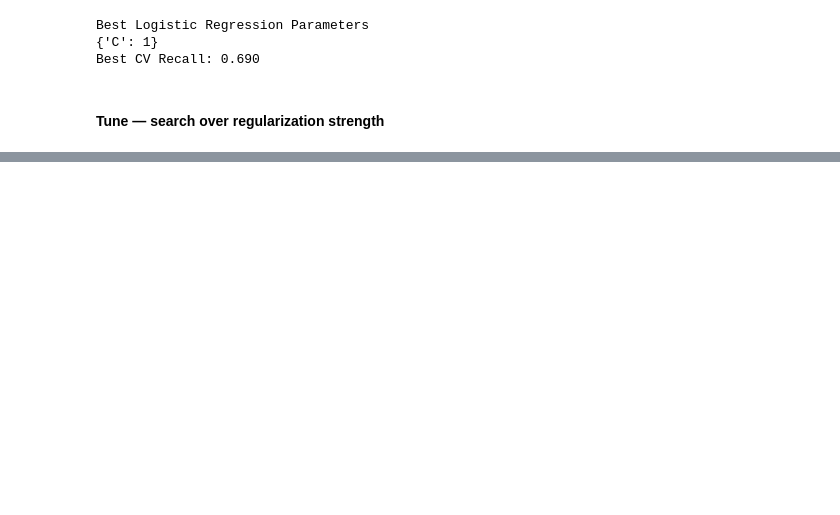
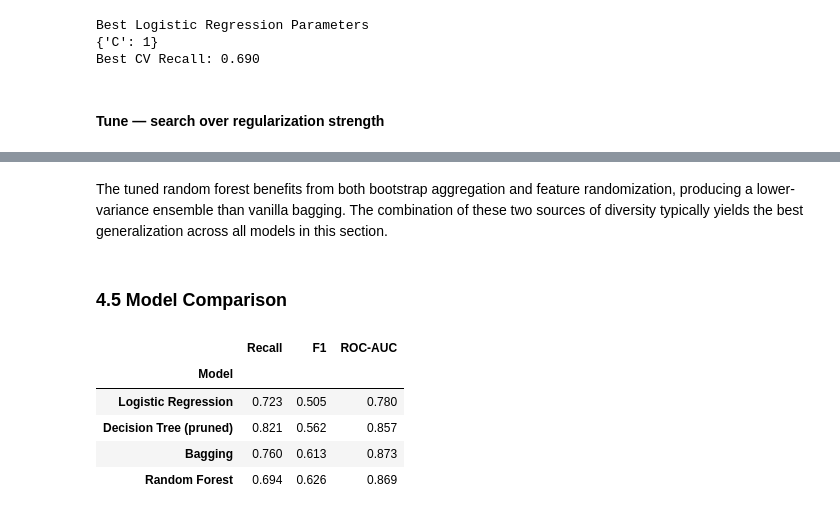
Before and after one commit to karanchampaneri/churn-project-mse446, a Jupyter notebook: notebook.ipynb, the cells around one changed output, grey strips where cells are left out. Cells and saved outputs as stored; diff of their text form; code cells hidden in the pictures; blank space fills up the shorter version.

```diff
--- a/notebook.ipynb
+++ b/notebook.ipynb
@@ -445,0 +728,23 @@ weighted avg       0.80      0.71      0.74      2000
+# %%
+best_rf_model = rf_grid.best_estimator_
+
+best_rf_train_pred = best_rf_model.predict(X_train)
+best_rf_test_pred  = best_rf_model.predict(X_test)
+
+best_rf_train_prob = best_rf_model.predict_proba(X_train)[:, 1]
+best_rf_test_prob  = best_rf_model.predict_proba(X_test)[:, 1]
+
+print_metrics("Random Forest Tuned [Train]", y_train, best_rf_train_pred, best_rf_train_prob)
+print_metrics("Random Forest Tuned [Test] ", y_test,  best_rf_test_pred,  best_rf_test_prob)
+
+print()
+print("Classification Report (Test Set)")
+print(classification_report(y_test, best_rf_test_pred, target_names=["Retained", "Churned"]))
+
+cm_rf = confusion_matrix(y_test, best_rf_test_pred)
+disp_rf = ConfusionMatrixDisplay(confusion_matrix=cm_rf, display_labels=["Retained", "Churned"])
+disp_rf.plot(cmap="Blues", values_format="d")
+plt.title("Confusion Matrix - Tuned Random Forest (Test Set)")
+plt.grid(False)
+plt.tight_layout()
+plt.show()
@@ -445,0 +771,30 @@ weighted avg       0.80      0.71      0.74      2000
+# %% [markdown]
+The tuned random forest benefits from both bootstrap aggregation and feature randomization, producing a lower-variance ensemble than vanilla bagging. The combination of these two sources of diversity typically yields the best generalization across all models in this section.
+# %% [markdown]
+### 4.5 Model Comparison
+# %%
+results = {
+    "Logistic Regression":    (best_lr_test_pred,  best_lr_test_prob),
+    "Decision Tree (pruned)": (best_dt_test_pred,  best_dt_test_prob),
+    "Bagging":                (best_bag_test_pred, best_bag_test_prob),
+    "Random Forest":          (best_rf_test_pred,  best_rf_test_prob),
+}
+
+summary = pd.DataFrame([
+    {
+        "Model":   name,
+        "Recall":  round(recall_score(y_test, pred), 3),
+        "F1":      round(f1_score(y_test, pred), 3),
+        "ROC-AUC": round(roc_auc_score(y_test, prob), 3),
+    }
+    for name, (pred, prob) in results.items()
+])
+
+summary.set_index("Model")
+# %% [output]
+|  | Recall | F1 | ROC-AUC |
+| Model |  |  |  |
+| Logistic Regression | 0.723 | 0.505 | 0.780 |
+| Decision Tree (pruned) | 0.821 | 0.562 | 0.857 |
+| Bagging | 0.760 | 0.613 | 0.873 |
+| Random Forest | 0.694 | 0.626 | 0.869 |
```
Also changed, not shown: parts of 27 cells of this notebook.
